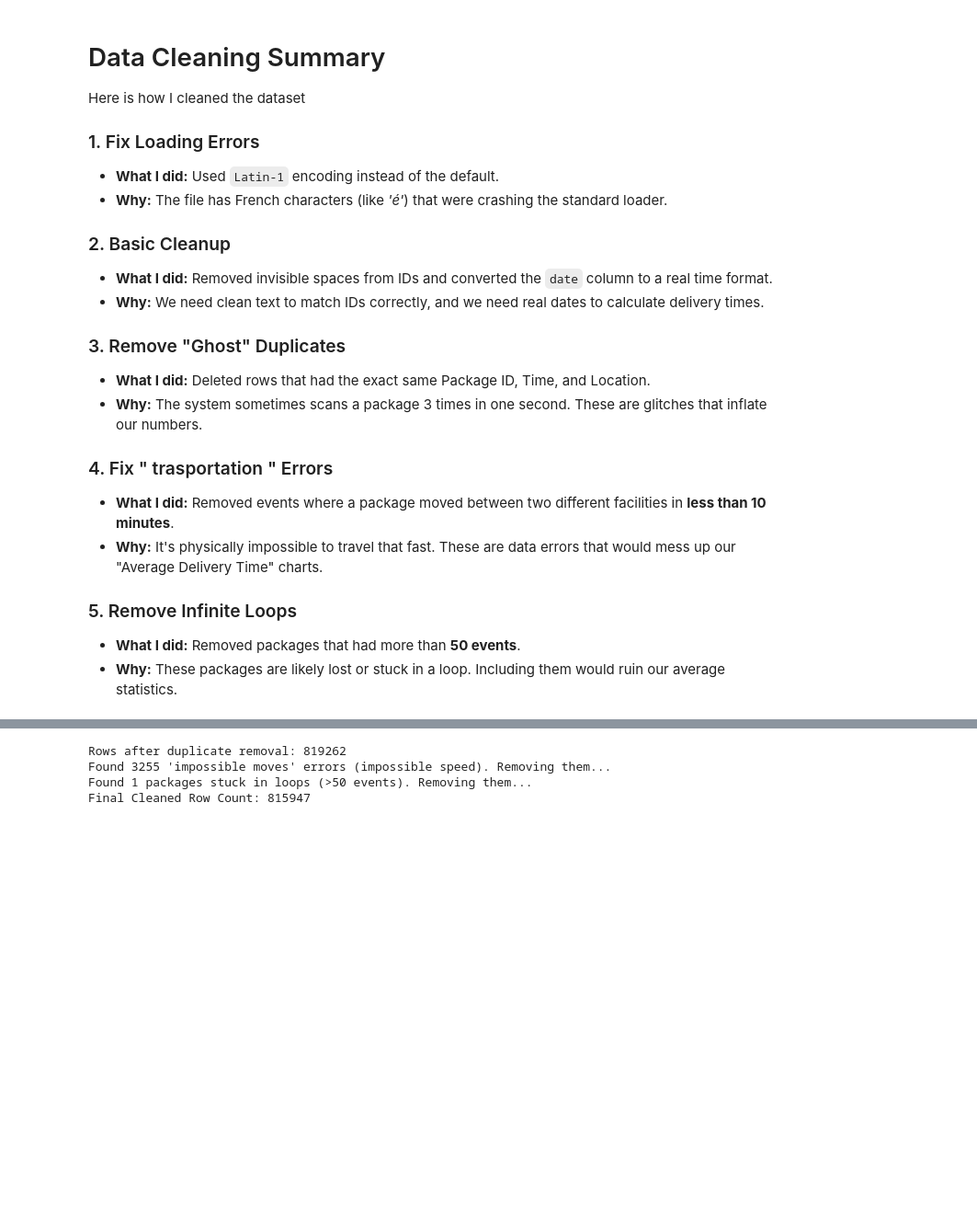
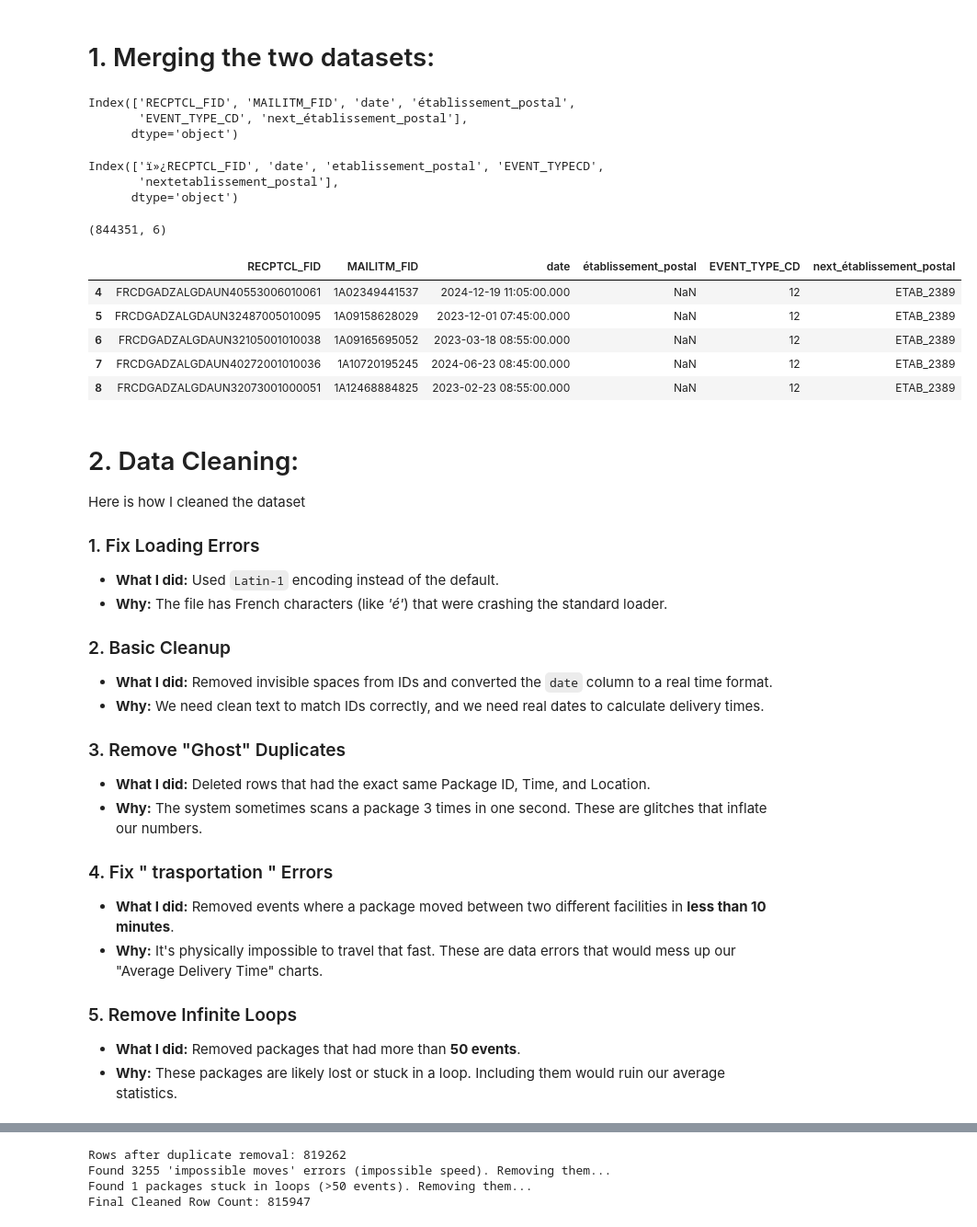
Before and after one commit to Ahmed-bjr/DataMiningProject, a Jupyter notebook: data_pre-processing.ipynb, the cells around one changed output, grey strips where cells are left out. Shown at 92% size. Drawn from its saved outputs; the diff is of its cells as text; code cells hidden in the pictures; blank space fills up the shorter version.

```diff
--- a/data_pre-processing.ipynb
+++ b/data_pre-processing.ipynb
@@ -511,0 +10,17 @@ No first packages found - check logic!
+# %% [markdown]
+# 1. Merging the two datasets:
+# %%
+packages_df = pd.read_csv('datasets/packages_data_2023_2025.csv', delimiter=';', encoding='latin-1')
+receptacl_df = pd.read_csv('datasets/receptacle_data_2023_2025.csv', delimiter=';', encoding='latin-1')
+# %%
+print(packages_df.columns)
+# %% [output]
+Index(['RECPTCL_FID', 'MAILITM_FID', 'date', 'établissement_postal',
+       'EVENT_TYPE_CD', 'next_établissement_postal'],
+      dtype='object')
+# %%
+print(receptacl_df.columns)
+# %% [output]
+Index(['ï»¿RECPTCL_FID', 'date', 'etablissement_postal', 'EVENT_TYPECD',
+       'nextetablissement_postal'],
+      dtype='object')
@@ -512,5 +29,19 @@ No first packages found - check logic!
+# %%
+df = packages_df[packages_df['RECPTCL_FID']
+                                   .isin(receptacl_df['RECPTCL_FID'].unique())]
+
+print(df.shape)
+df.head()
+# %% [output]
+(844351, 6)
+|  | RECPTCL_FID | MAILITM_FID | date | établissement_postal | EVENT_TYPE_CD | next_établissement_postal |
+| 4 | FRCDGADZALGDAUN40553006010061 | 1A02349441537 | 2024-12-19 11:05:00.000 | NaN | 12 | ETAB_2389 |
+| 5 | FRCDGADZALGDAUN32487005010095 | 1A09158628029 | 2023-12-01 07:45:00.000 | NaN | 12 | ETAB_2389 |
+| 6 | FRCDGADZALGDAUN32105001010038 | 1A09165695052 | 2023-03-18 08:55:00.000 | NaN | 12 | ETAB_2389 |
+| 7 | FRCDGADZALGDAUN40272001010036 | 1A10720195245 | 2024-06-23 08:45:00.000 | NaN | 12 | ETAB_2389 |
+| 8 | FRCDGADZALGDAUN32073001000051 | 1A12468884825 | 2023-02-23 08:55:00.000 | NaN | 12 | ETAB_2389 |
 # %% [markdown]
-#  Data Cleaning Summary
+#  2. Data Cleaning:
 
 Here is how I cleaned the dataset
 
```
Also changed, not shown: parts of 35 cells of this notebook.
